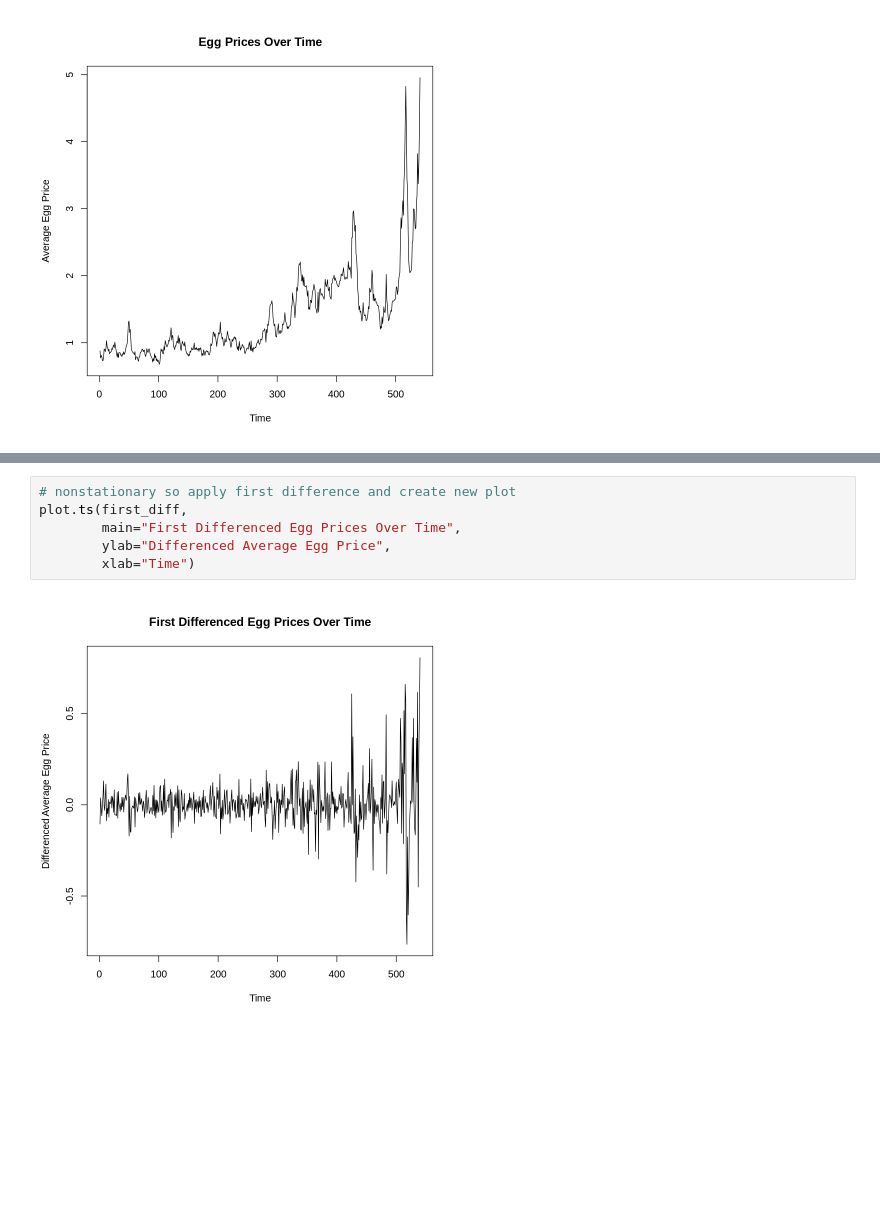
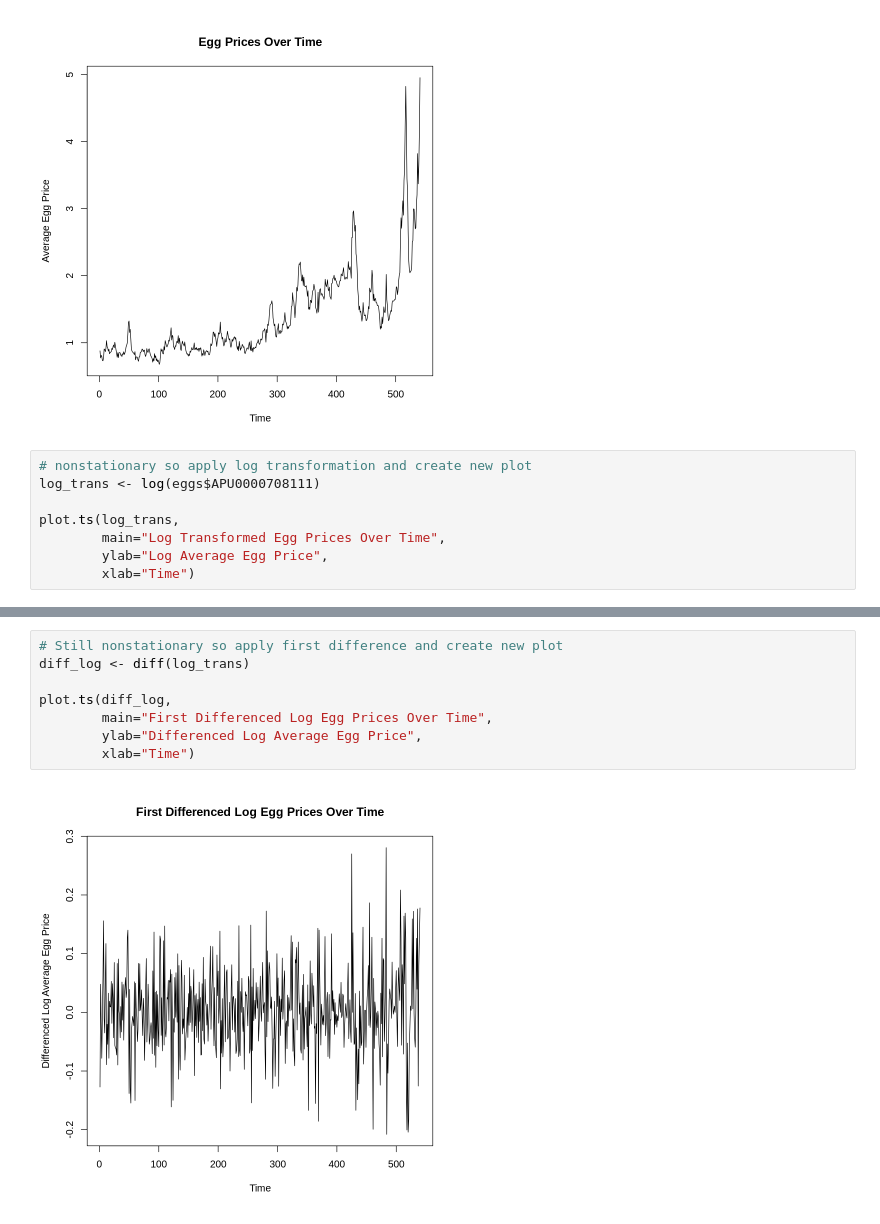
Before and after one commit to Seminahn01/DS4002-Project-2, a Jupyter notebook: EDA.ipynb, the cells around one changed output, grey strips where cells are left out. Cells and saved outputs as stored; diff of their text form; blank space fills up the shorter version.

```diff
--- a/EDA.ipynb
+++ b/EDA.ipynb
@@ -37,3 +38,11 @@ plot.ts(eggs$APU0000708111, main="Egg Prices Over Time",
         ylab="Average Egg Price", xlab="Time")
 # %% [output]
 [figure]
+# %%
+# nonstationary so apply log transformation and create new plot
+log_trans <- log(eggs$APU0000708111)
+
+plot.ts(log_trans,
+        main="Log Transformed Egg Prices Over Time",
+        ylab="Log Average Egg Price",
+        xlab="Time")
@@ -40,8 +51,10 @@ plot.ts(eggs$APU0000708111, main="Egg Prices Over Time",
 # %%
-# nonstationary so apply first difference and create new plot
-plot.ts(first_diff,
-        main="First Differenced Egg Prices Over Time",
-        ylab="Differenced Average Egg Price",
+# Still nonstationary so apply first difference and create new plot
+diff_log <- diff(log_trans)
+
+plot.ts(diff_log,
+        main="First Differenced Log Egg Prices Over Time",
+        ylab="Differenced Log Average Egg Price",
         xlab="Time")
 # %% [output]
-[figure, old version]
+[figure, new version]
```
Also changed, not shown: parts of 11 cells of this notebook.
